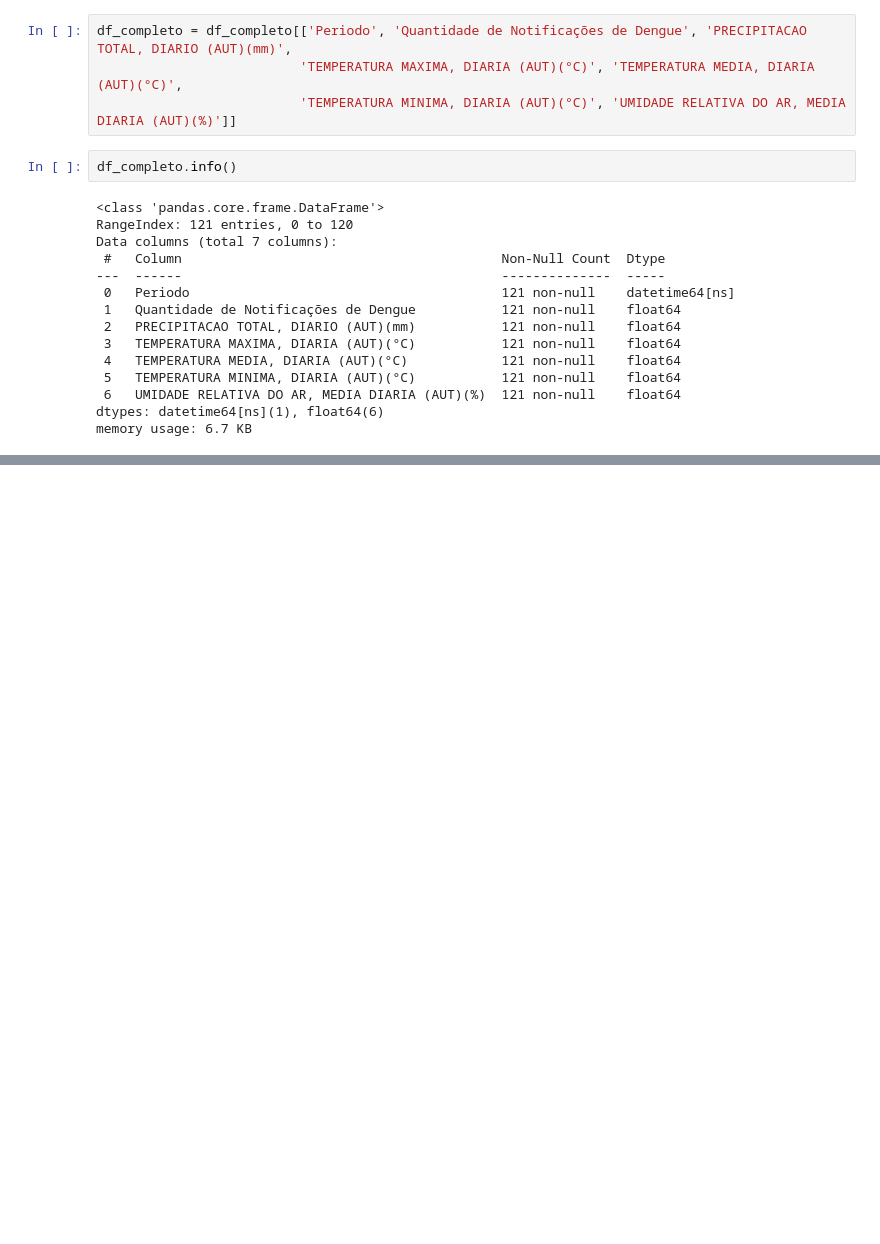
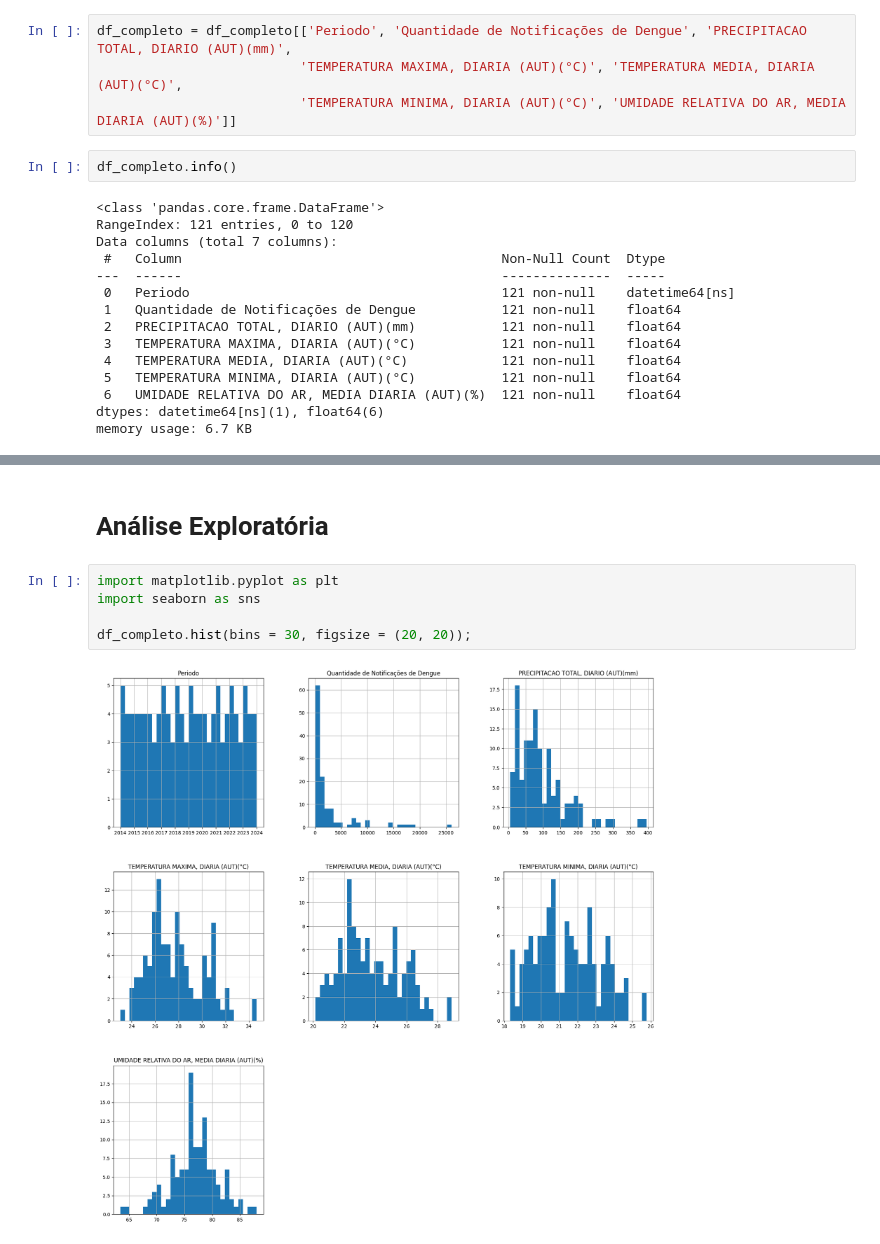
Before and after one commit to jeantorre/projeto_aplicado_MBA, a Jupyter notebook: previsao_dengue_rj.ipynb, the cells around one changed output, grey strips where cells are left out. Cells and saved outputs as stored; diff of their text form; blank space fills up the shorter version.

Commit message:
análise exploratória dos dados de dengue do RJ

```diff
--- a/previsao_dengue_rj.ipynb
+++ b/previsao_dengue_rj.ipynb
@@ -457,3 +457,12 @@ df_completo.head(5)
 | 2 | 2014-03-01 | 816.0 | 74.6 | 29.625806 | 25.109140 | ... |
 | 3 | 2014-04-01 | 775.0 | 122.6 | 27.590000 | 23.528611 | ... |
 | 4 | 2014-05-01 | 807.0 | 71.2 | 26.500000 | 22.770296 | ... |
+# %% [markdown]
+# Análise Exploratória
+# %%
+import matplotlib.pyplot as plt
+import seaborn as sns
+
+df_completo.hist(bins = 30, figsize = (20, 20));
+# %% [output]
+[figure, added]
```
Also changed, not shown: parts of 7 cells of this notebook.
